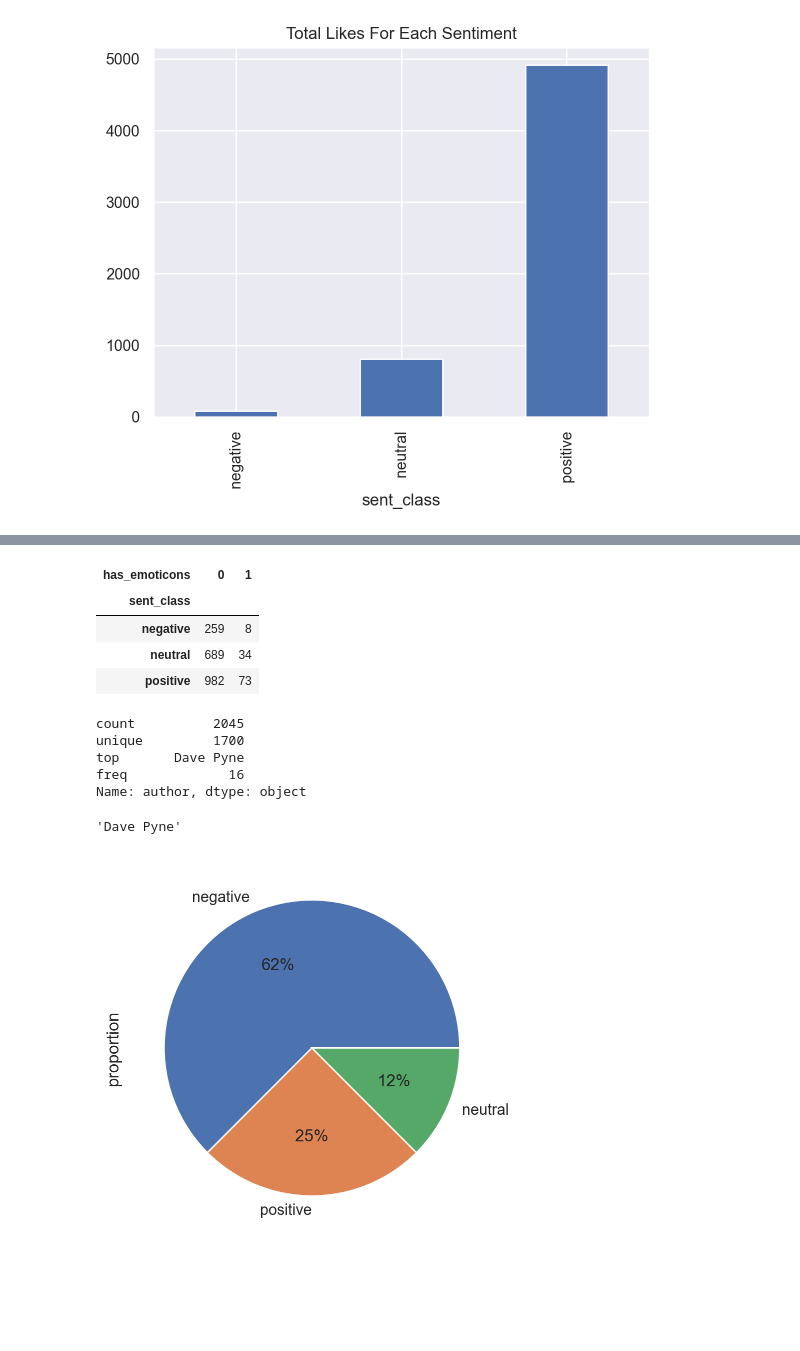
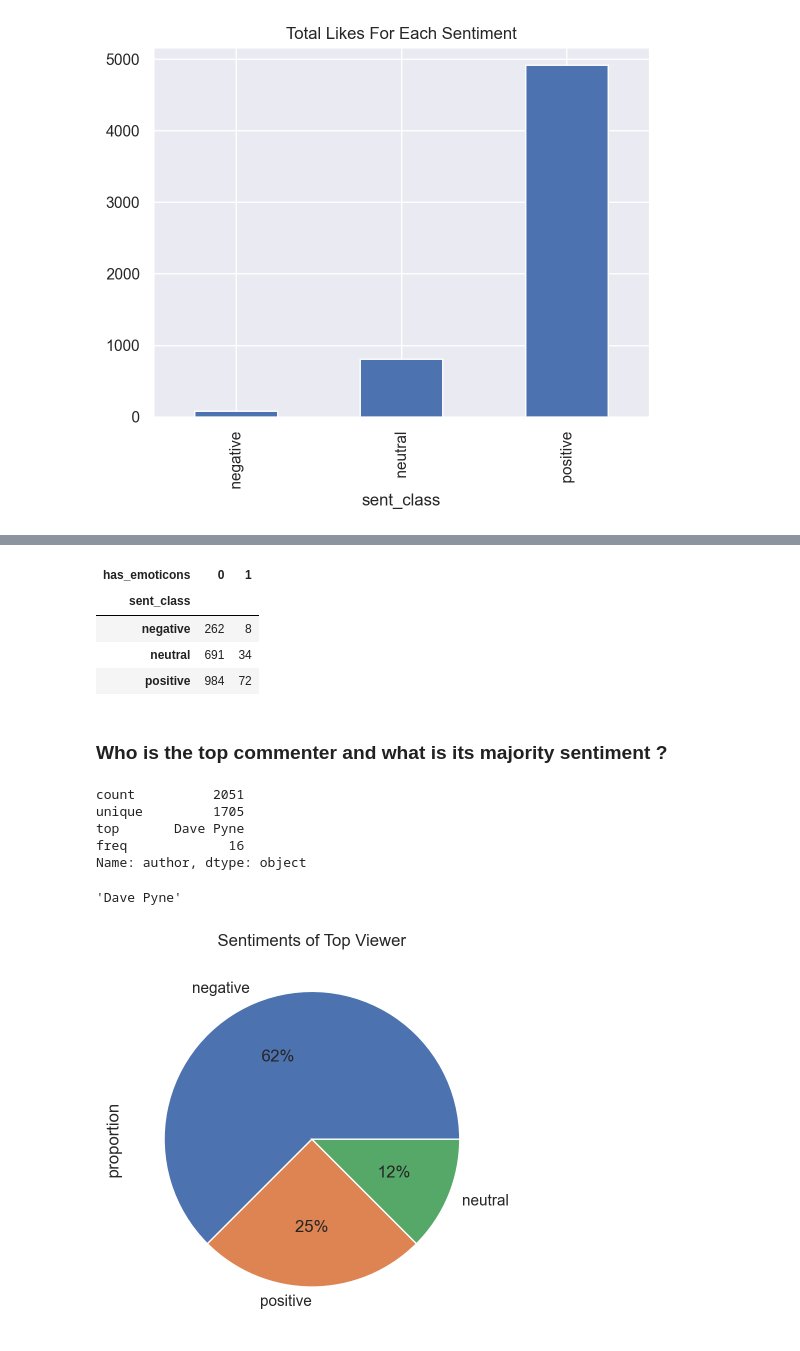
Before and after one commit to abljoel/youtube-comments-analysis, a Jupyter notebook: notebooks/06-information-extraction-from-comments.ipynb, the cells around one changed output, grey strips where cells are left out. Drawn from its saved outputs; the diff is of its cells as text; code cells hidden in the pictures; blank space fills up the shorter version.

Commit message:
Improve documentation in insight extraction notebook

```diff
--- a/notebooks/06-information-extraction-from-comments.ipynb
+++ b/notebooks/06-information-extraction-from-comments.ipynb
@@ -38,2 +42,2 @@ pd.set_option("display.max_columns", None)
 # %%
-corpus = pd.read_pickle(TRANSFORMED_DATA_DIR / "sentiment_corpus.pkl")
+corpus = pd.read_pickle(TRANSFORMED_DATA_DIR / "improved_sentiment_corpus.pkl")
@@ -57,4 +43,0 @@ def has_emoticons(text):
-# %%
-# For now we will only extract 2 simple features:
-corpus["has_emojis"] = corpus.text.apply(lambda t: has_emojis(t))
-corpus["has_emoticons"] = corpus.text.apply(lambda t: has_emoticons(t))
@@ -157,9 +152,8 @@ pd.crosstab(corpus.sent_class, corpus.has_emojis)
 # %%
-# How are emoticons in sentiments:
 pd.crosstab(corpus.sent_class, corpus.has_emoticons)
 # %% [output]
 | has_emoticons | 0 | 1 |
 | sent_class |  |  |
-| negative | 259 | 8 |
-| neutral | 689 | 34 |
-| positive | 982 | 73 |
+| negative | 262 | 8 |
+| neutral | 691 | 34 |
+| positive | 984 | 72 |
@@ -169,17 +160,21 @@ pd.crosstab(corpus.sent_class, corpus.has_emoticons)
+# %% [markdown]
+### Who is the top commenter and what is its majority sentiment ?
 # %%
 corpus.author.describe()
 # %% [output]
-count          2045
-unique         1700
+count          2051
+unique         1705
 top       Dave Pyne
 freq             16
 Name: author, dtype: object
 # %%
-corpus.author.describe()["top"]
+top_viewer_name = corpus.author.describe()["top"]
+top_viewer_name
 # %% [output]
 'Dave Pyne'
 # %%
-top_commenter = corpus[corpus.author=="Dave Pyne"]
+top_commenter = corpus[corpus.author==top_viewer_name]
+plt.title("Sentiments of Top Viewer")
 plot_pie(top_commenter, "sent_class")
 # %% [output]
-[figure, old version]
+[figure, new version]
```
Also changed, not shown: parts of 43 cells of this notebook.
